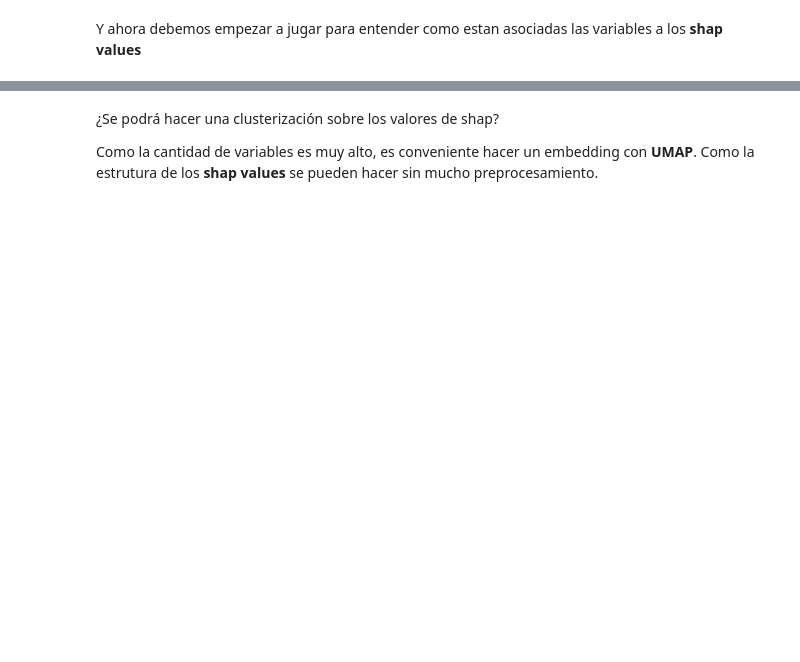
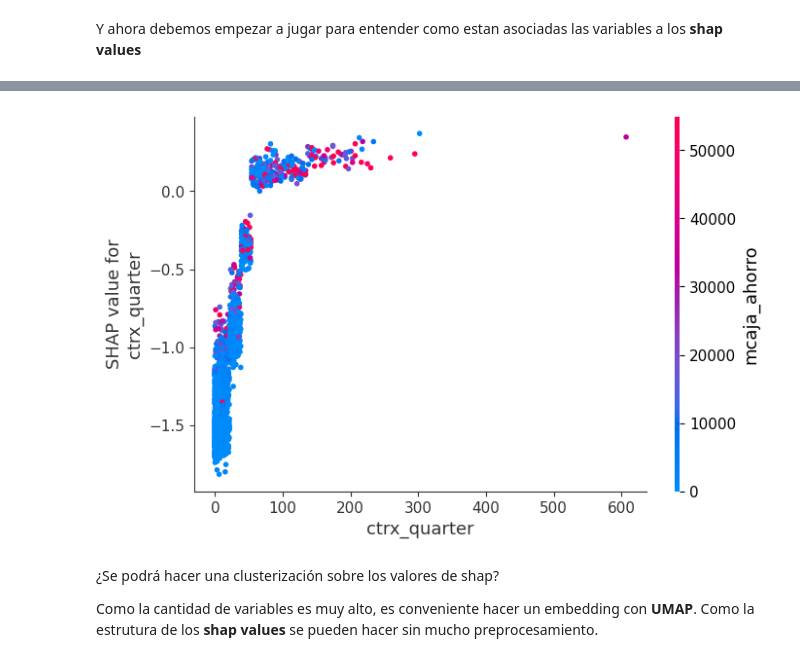
Before and after one commit to manuelMedinaVega/labo, a Jupyter notebook: src/monday/z1001_SHAP.ipynb, the cells around one changed output, grey strips where cells are left out. Saved outputs shown, nothing was run; the diff lists cells and outputs as text; code cells hidden in the pictures; blank space fills up the shorter version.

```diff
--- a/src/monday/z1001_SHAP.ipynb
+++ b/src/monday/z1001_SHAP.ipynb
@@ -85,3 +149,7 @@ shap.dependence_plot("cliente_edad", shap_values[0], Xbajas)
+# %%
+shap.dependence_plot("ctrx_quarter", shap_values[0], Xbajas)
+# %% [output]
+[figure, added]
 # %% [markdown]
 ¿Se podrá hacer una clusterización sobre los valores de shap?
 
```
Also changed, not shown: parts of 28 cells of this notebook, 7 other files.
